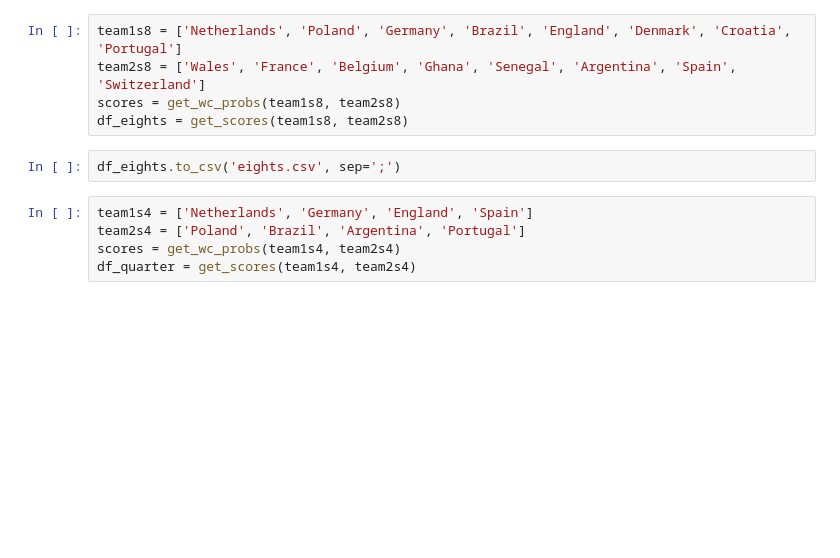
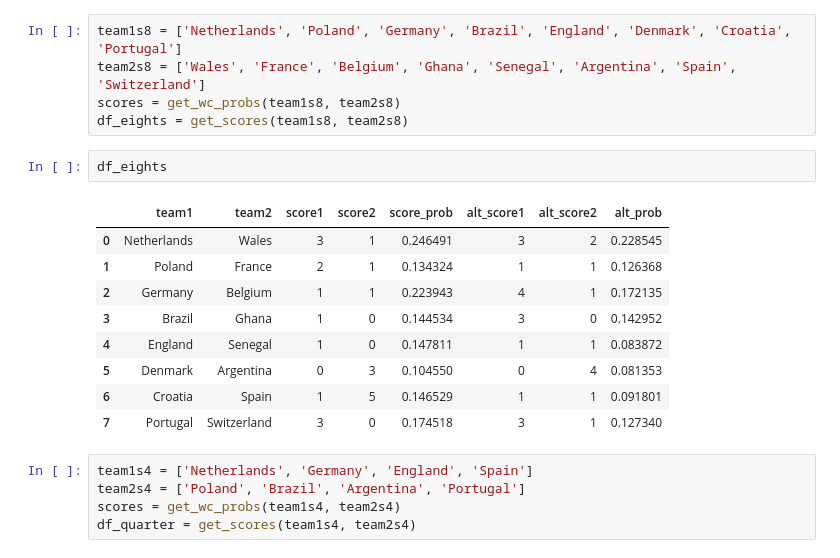
Before and after one commit to pellejacobsson/world-cup-22, a Jupyter notebook: predict_games.ipynb, the cells around one changed output. Cells and saved outputs as stored; diff of their text form; blank space fills up the shorter version.

```diff
--- a/predict_games.ipynb
+++ b/predict_games.ipynb
@@ -172,8 +188,18 @@ team1s8 = ['Netherlands', 'Poland', 'Germany', 'Brazil', 'England', 'Denmark', '
 team2s8 = ['Wales', 'France', 'Belgium', 'Ghana', 'Senegal', 'Argentina', 'Spain', 'Switzerland']
 scores = get_wc_probs(team1s8, team2s8)
 df_eights = get_scores(team1s8, team2s8)
-# %%
-df_eights.to_csv('eights.csv', sep=';')
+# %%
+df_eights
+# %% [output]
+|  | team1 | team2 | score1 | score2 | score_prob | alt_score1 | alt_score2 | alt_prob |
+| 0 | Netherlands | Wales | 3 | 1 | 0.246491 | 3 | 2 | 0.228545 |
+| 1 | Poland | France | 2 | 1 | 0.134324 | 1 | 1 | 0.126368 |
+| 2 | Germany | Belgium | 1 | 1 | 0.223943 | 4 | 1 | 0.172135 |
+| 3 | Brazil | Ghana | 1 | 0 | 0.144534 | 3 | 0 | 0.142952 |
+| 4 | England | Senegal | 1 | 0 | 0.147811 | 1 | 1 | 0.083872 |
+| 5 | Denmark | Argentina | 0 | 3 | 0.104550 | 0 | 4 | 0.081353 |
+| 6 | Croatia | Spain | 1 | 5 | 0.146529 | 1 | 1 | 0.091801 |
+| 7 | Portugal | Switzerland | 3 | 0 | 0.174518 | 3 | 1 | 0.127340 |
 # %%
 team1s4 = ['Netherlands', 'Germany', 'England', 'Spain']
 team2s4 = ['Poland', 'Brazil', 'Argentina', 'Portugal']
```
Also changed, not shown: parts of 1 cell of this notebook.
